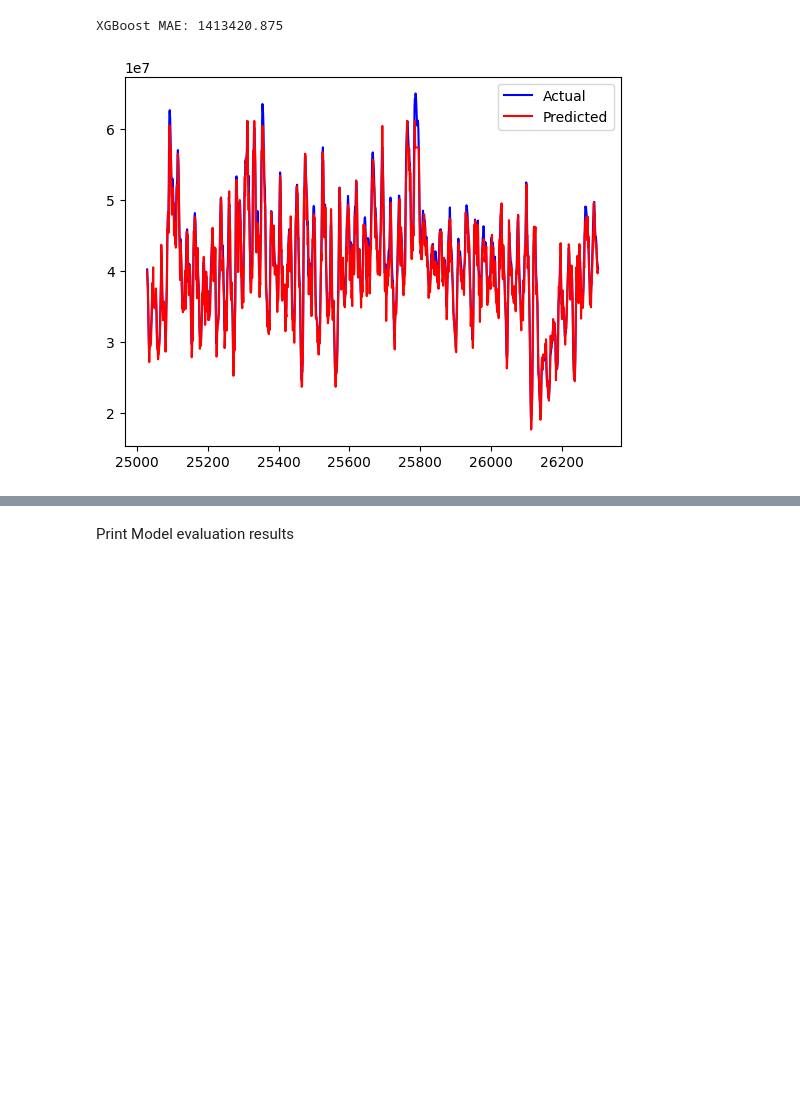
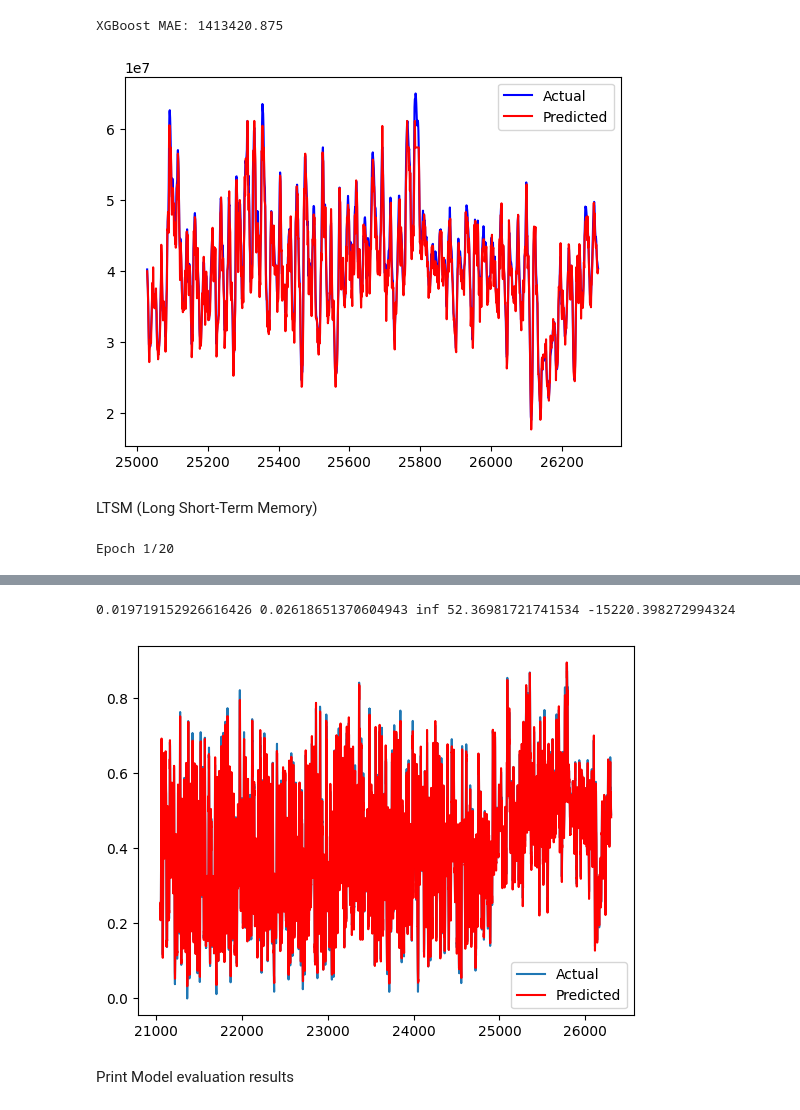
Before and after one commit to tvgerwe/ENEXIS, a Jupyter notebook: workspaces/sandeep/ned/ned-gen-prediction-regression.ipynb, the cells around one changed output, grey strips where cells are left out. Saved outputs shown, nothing was run; the diff lists cells and outputs as text; code cells hidden in the pictures; blank space fills up the shorter version.

Commit message:
added LSTM model for regression

```diff
--- a/workspaces/sandeep/ned/ned-gen-prediction-regression.ipynb
+++ b/workspaces/sandeep/ned/ned-gen-prediction-regression.ipynb
@@ -282,7 +282,7 @@ Predict using LASSO model
 # %%
 
 # Train Lasso Regression Model
-lasso = Lasso(alpha=0.1)  # Adjust alpha for regularization strength
+lasso = Lasso(alpha=0.2)  # Adjust alpha for regularization strength
 lasso.fit(X_train, y_train)
 # Make Predictions
 y_pred = lasso.predict(X_test)
@@ -375,7 +375,7 @@ Predit using Random Forest regressor
 # %%
 
 # Train Random Forest Regressor Model
-rf_regressor = RandomForestRegressor(n_estimators=100, random_state=42)  # 100 trees in the forest
+rf_regressor = RandomForestRegressor(n_estimators=10000, random_state=42)  # 100 trees in the forest
 rf_regressor.fit(X_train, y_train)
 
 # Make Predictions
@@ -467,3 +467,72 @@ results.append(["XGBoost", mae_xgb, rmse_xgb, mape_xgb, smape_xgb, aic_xgb])
 # %% [output]
 XGBoost MAE: 1413420.875
 [figure]
+# %% [markdown]
+LTSM (Long Short-Term Memory)
+# %%
+import numpy as np
+import pandas as pd
+import tensorflow as tf
+from tensorflow.keras.models import Sequential
+from tensorflow.keras.layers import LSTM, Dense
+from sklearn.preprocessing import MinMaxScaler
+
+# Load dataset
+df = df_pd_orig
+
+# Normalize data
+scaler = MinMaxScaler()
+df['Total_Production'] = scaler.fit_transform(df[['Total_Production']])
+
+# Create sequences for LSTM
+def create_sequences(data, seq_length):
+    X, y = [], []
+    for i in range(len(data) - seq_length):
+        X.append(data[i: i + seq_length])
+        y.append(data[i + seq_length])
+    return np.array(X), np.array(y)
+
+seq_length = 10  # Lookback period
+data = df['Total_Production'].values
+X, y = create_sequences(data, seq_length)
+
+# Split into train/test sets
+train_size = int(len(X) * 0.8)
+X_train, X_test = X[:train_size], X[train_size:]
+y_train, y_test = y[:train_size], y[train_size:]
+
+# Build LSTM Model
+model = Sequential([
+    LSTM(50, activation='relu', return_sequences=True, input_shape=(seq_length, 1)),
+    LSTM(50, activation='relu'),
+    Dense(1)
+])
+
+# Compile & Train
+model.compile(optimizer='adam', loss='mse')
+model.fit(X_train, y_train, epochs=20, batch_size=16, verbose=1)
+
+# Predict & Inverse Transform
+y_pred = model.predict(X_test)
+y_pred = scaler.inverse_transform(y_pred)
+
+# Compute evaluation metrics
+mae_ltsm = mean_absolute_error(y_test, y_pred)
+rmse_ltsm = np.sqrt(mean_squared_error(y_test, y_pred))
+mape_ltsm = mean_absolute_percentage_error(y_test, y_pred)
+smape_ltsm = symmetric_mape(y_test, y_pred)
+aic_ltsm = compute_aic(y_test, y_pred, num_params=X_train.shape[1] + 1)
+
+print(mae_ltsm, rmse_ltsm, mape_ltsm, smape_ltsm, aic_ltsm)
+
+# Append results to results
+results.append(["LSTM", mae_ltsm, rmse_ltsm, mape_ltsm, smape_ltsm, aic_ltsm])
+
+# Plot Results
+import matplotlib.pyplot as plt
+plt.plot(df.index[-len(y_test):], scaler.inverse_transform(y_test.reshape(-1,1)), label="Actual")
+plt.plot(df.index[-len(y_test):], y_pred, label="Predicted", color="red")
+plt.legend()
+plt.show()
+# %% [output]
+Epoch 1/20
@@ -470,3 +556,5 @@ XGBoost MAE: 1413420.875
+0.019719152926616426 0.02618651370604943 inf 52.36981721741534 -15220.398272994324
+[figure, added]
 # %% [markdown]
 Print Model evaluation results
 # %%
```
Also changed, not shown: parts of 3 cells of this notebook.
